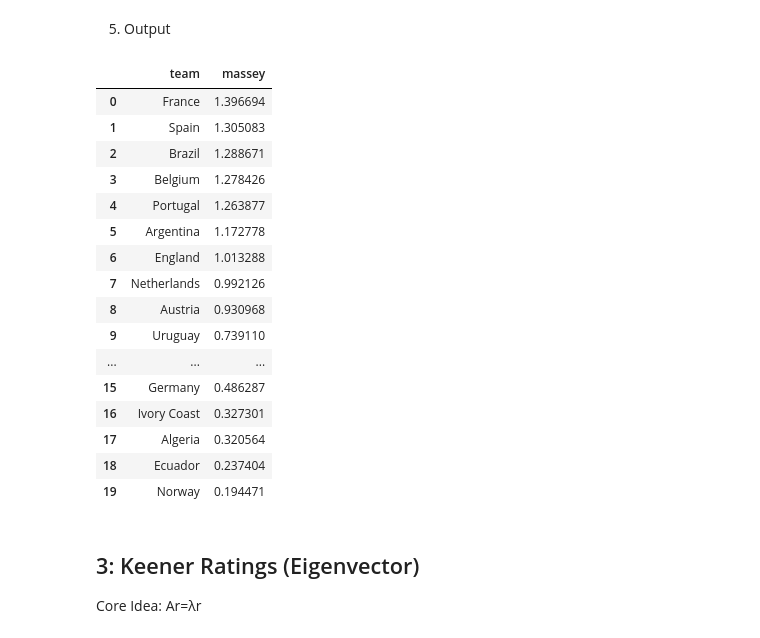
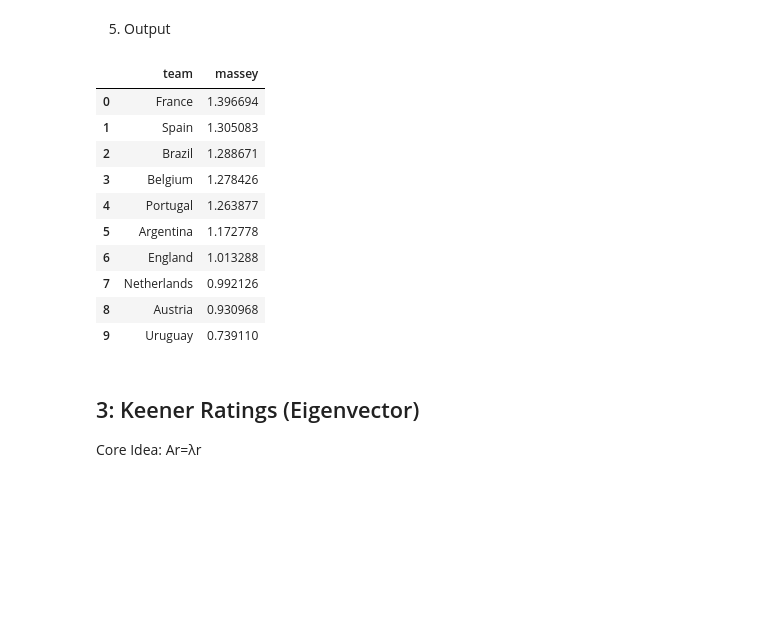
Before and after one commit to ale66/learn-datascience, a Jupyter notebook: week-9/Ranking_world_cup/2026_FIFA_World_Cup.ipynb, the cells around one changed output. Drawn from its saved outputs; the diff is of its cells as text; code cells hidden in the pictures; blank space fills up the shorter version.

```diff
--- a/week-9/Ranking_world_cup/2026_FIFA_World_Cup.ipynb
+++ b/week-9/Ranking_world_cup/2026_FIFA_World_Cup.ipynb
@@ -182,31 +182,25 @@ ratings_massey = np.linalg.solve(M, p)
 # %%
 massey_df = pd.DataFrame({
     "team": teams,
     "massey": ratings_massey
 })
 
 massey_df = massey_df.sort_values("massey", ascending=False)
 massey_df.reset_index(drop=True, inplace=True)
 
-massey_df.head(20)
+massey_df.head(10)
 # %% [output]
 |  | team | massey |
 | 0 | France | 1.396694 |
 | 1 | Spain | 1.305083 |
 | 2 | Brazil | 1.288671 |
 | 3 | Belgium | 1.278426 |
 | 4 | Portugal | 1.263877 |
 | 5 | Argentina | 1.172778 |
 | 6 | England | 1.013288 |
 | 7 | Netherlands | 0.992126 |
 | 8 | Austria | 0.930968 |
 | 9 | Uruguay | 0.739110 |
-| ... | ... | ... |
-| 15 | Germany | 0.486287 |
-| 16 | Ivory Coast | 0.327301 |
-| 17 | Algeria | 0.320564 |
-| 18 | Ecuador | 0.237404 |
-| 19 | Norway | 0.194471 |
 # %% [markdown]
 ## 3: Keener Ratings (Eigenvector)
 Core Idea:
```
Also changed, not shown: parts of 20 cells of this notebook.
